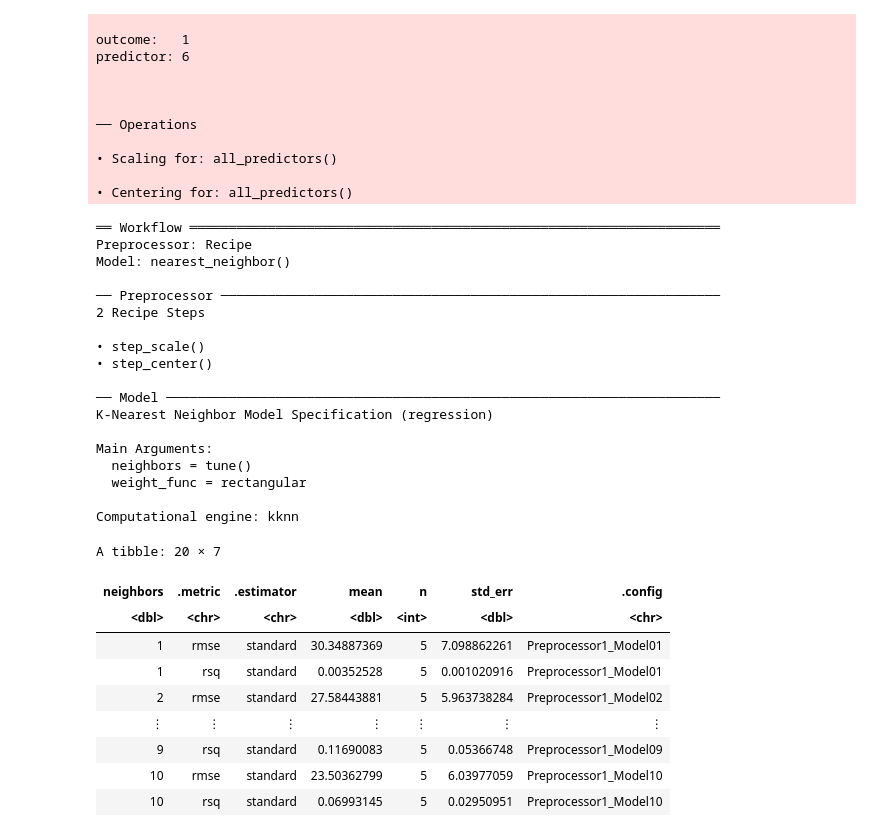
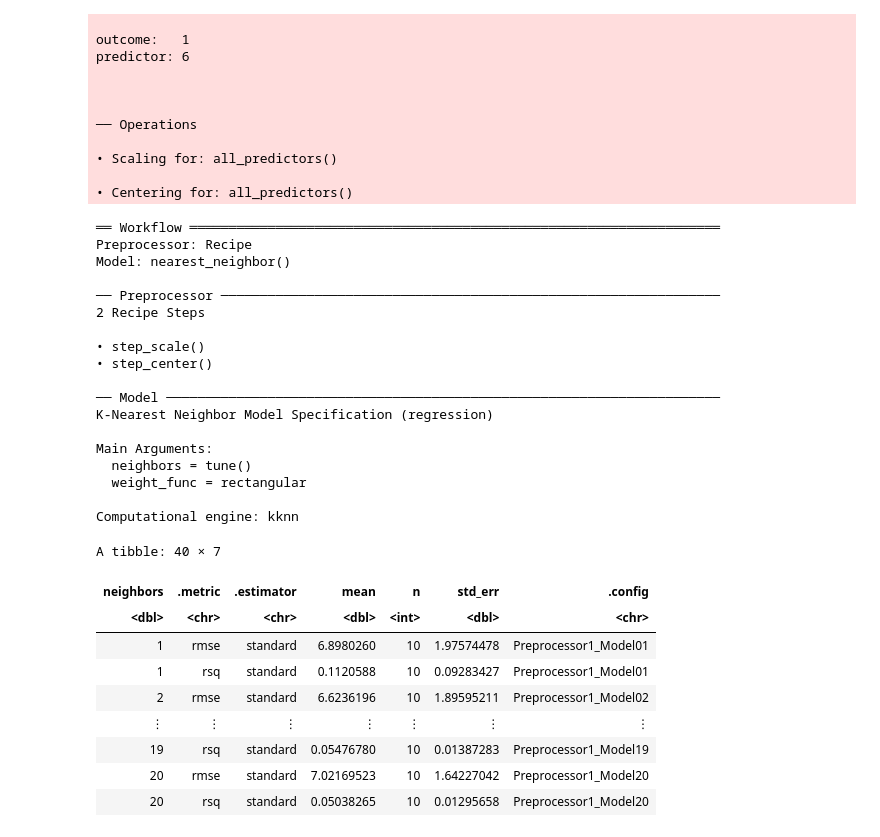
Before and after one commit to userjan30/dsci-100-2024w1-project009-4, a Jupyter notebook: notebook test.ipynb, the cells around one changed output. Saved outputs shown, nothing was run; the diff lists cells and outputs as text; code cells hidden in the pictures.

```diff
--- a/notebook test.ipynb
+++ b/notebook test.ipynb
@@ -132,47 +127,46 @@ predictor: 6
 
 • Centering for: all_predictors()
 # %%
-
-player_vfold <- vfold_cv(player_training, v = 5, strata = played_hours)
+player_vfold <- vfold_cv(player_training, v = 10, strata = played_hours)
 
 player_workflow <- workflow() |>
   add_recipe(player_recipe) |>
   add_model(player_spec)
 player_workflow
 
-gridvals <- tibble(neighbors = seq(from = 1, to = 10, by = 1))
+gridvals <- tibble(neighbors = seq(from = 1, to = 20, by = 1))
 
 player_results <- player_workflow |>
   tune_grid(resamples = player_vfold, grid = gridvals) |>
   collect_metrics()
 player_results
 # %% [output]
 ══ Workflow ════════════════════════════════════════════════════════════════════
 Preprocessor: Recipe
 Model: nearest_neighbor()
 
 ── Preprocessor ────────────────────────────────────────────────────────────────
 2 Recipe Steps
 
 • step_scale()
 • step_center()
 
 ── Model ───────────────────────────────────────────────────────────────────────
 K-Nearest Neighbor Model Specification (regression)
 
 Main Arguments:
   neighbors = tune()
   weight_func = rectangular
 
 Computational engine: kknn
-A tibble: 20 × 7
+A tibble: 40 × 7
 | neighbors | .metric | .estimator | mean | n | std_err | .config |
 | <dbl> | <chr> | <chr> | <dbl> | <int> | <dbl> | <chr> |
-| 1 | rmse | standard | 30.34887369 | 5 | 7.098862261 | Preprocessor1_Model01 |
-| 1 | rsq | standard | 0.00352528 | 5 | 0.001020916 | Preprocessor1_Model01 |
-| 2 | rmse | standard | 27.58443881 | 5 | 5.963738284 | Preprocessor1_Model02 |
+| 1 | rmse | standard | 6.8980260 | 10 | 1.97574478 | Preprocessor1_Model01 |
+| 1 | rsq | standard | 0.1120588 | 10 | 0.09283427 | Preprocessor1_Model01 |
+| 2 | rmse | standard | 6.6236196 | 10 | 1.89595211 | Preprocessor1_Model02 |
 | ⋮ | ⋮ | ⋮ | ⋮ | ⋮ | ⋮ | ⋮ |
-| 9 | rsq | standard | 0.11690083 | 5 | 0.05366748 | Preprocessor1_Model09 |
-| 10 | rmse | standard | 23.50362799 | 5 | 6.03977059 | Preprocessor1_Model10 |
-| 10 | rsq | standard | 0.06993145 | 5 | 0.02950951 | Preprocessor1_Model10 |
+| 19 | rsq | standard | 0.05476780 | 10 | 0.01387283 | Preprocessor1_Model19 |
+| 20 | rmse | standard | 7.02169523 | 10 | 1.64227042 | Preprocessor1_Model20 |
+| 20 | rsq | standard | 0.05038265 | 10 | 0.01295658 | Preprocessor1_Model20 |
 # %%
```
Also changed, not shown: parts of 6 cells of this notebook.
